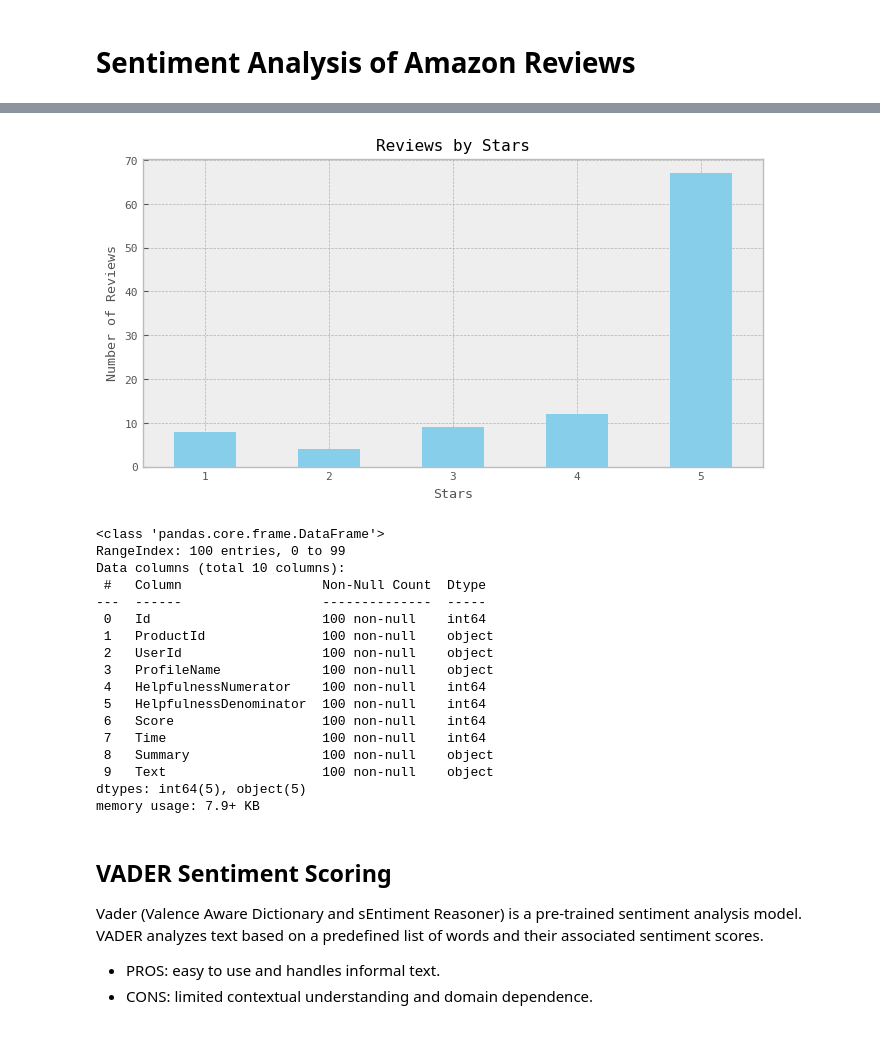
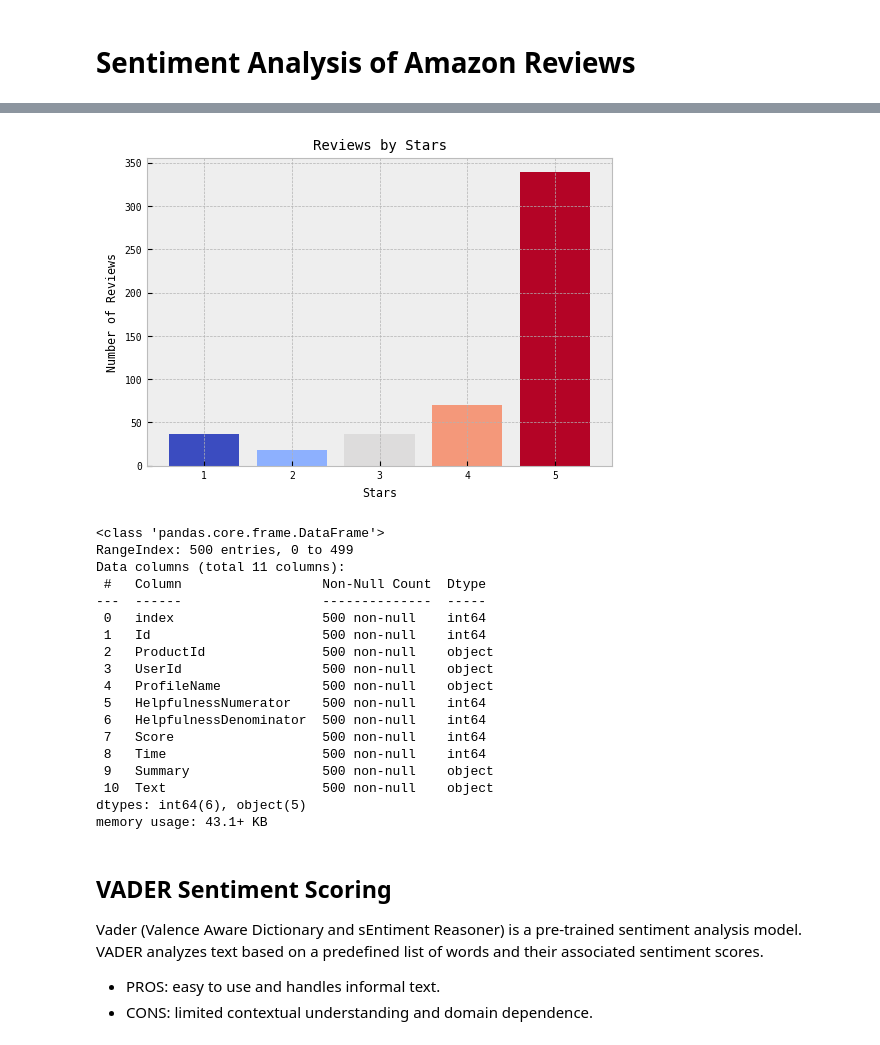
Before and after one commit to mr-pablinho/sentiment-classifier, a Jupyter notebook: amazon/amazon-reviews.ipynb, the cells around one changed output, grey strips where cells are left out. Drawn from its saved outputs; the diff is of its cells as text; code cells hidden in the pictures.

```diff
--- a/amazon/amazon-reviews.ipynb
+++ b/amazon/amazon-reviews.ipynb
@@ -12,6 +12,7 @@ plt.rcParams.update({'font.size': 7, 'font.family': 'monospace'})
 # %%
 # Import data
 df = pd.read_csv('../data/amazon_reviews.csv')
-df = df.head(100)
+df = df.head(500)
+df = df.reset_index()
 df.head()
 # %% [output]
@@ -24,36 +25,43 @@ df.head()
 # %%
 # Exploratory analysis
-
+# add one coor for each bar
+cmap = sns.color_palette("coolwarm", as_cmap=True)
+cmap = cmap(np.linspace(0, 1, 5))
 ax = df['Score'].value_counts().sort_index().plot(
     kind='bar',
     title='Reviews by Stars',
-    figsize=(8, 4),
-    color='skyblue')
+    figsize=(6, 4),
+    color=cmap,
+    #reduce the distance between the bars
+    width=0.8
+    )
+
 ax.set_xlabel('Stars')
 ax.set_ylabel('Number of Reviews')
 ax.set_xticklabels(ax.get_xticklabels(), rotation=0)
 plt.show()
 
 df.info()
 # %% [output]
-[figure, old version]
+[figure, new version]
 <class 'pandas.core.frame.DataFrame'>
-RangeIndex: 100 entries, 0 to 99
-Data columns (total 10 columns):
+RangeIndex: 500 entries, 0 to 499
+Data columns (total 11 columns):
  #   Column                  Non-Null Count  Dtype
 ---  ------                  --------------  -----
- 0   Id                      100 non-null    int64
- 1   ProductId               100 non-null    object
- 2   UserId                  100 non-null    object
- 3   ProfileName             100 non-null    object
- 4   HelpfulnessNumerator    100 non-null    int64
- 5   HelpfulnessDenominator  100 non-null    int64
- 6   Score                   100 non-null    int64
- 7   Time                    100 non-null    int64
- 8   Summary                 100 non-null    object
- 9   Text                    100 non-null    object
-dtypes: int64(5), object(5)
-memory usage: 7.9+ KB
+ 0   index                   500 non-null    int64
+ 1   Id                      500 non-null    int64
+ 2   ProductId               500 non-null    object
+ 3   UserId                  500 non-null    object
+ 4   ProfileName             500 non-null    object
+ 5   HelpfulnessNumerator    500 non-null    int64
+ 6   HelpfulnessDenominator  500 non-null    int64
+ 7   Score                   500 non-null    int64
+ 8   Time                    500 non-null    int64
+ 9   Summary                 500 non-null    object
+ 10  Text                    500 non-null    object
+dtypes: int64(6), object(5)
+memory usage: 43.1+ KB
 # %% [markdown]
 ## VADER Sentiment Scoring
 
```
Also changed, not shown: parts of 4 cells of this notebook, 1 other file.
